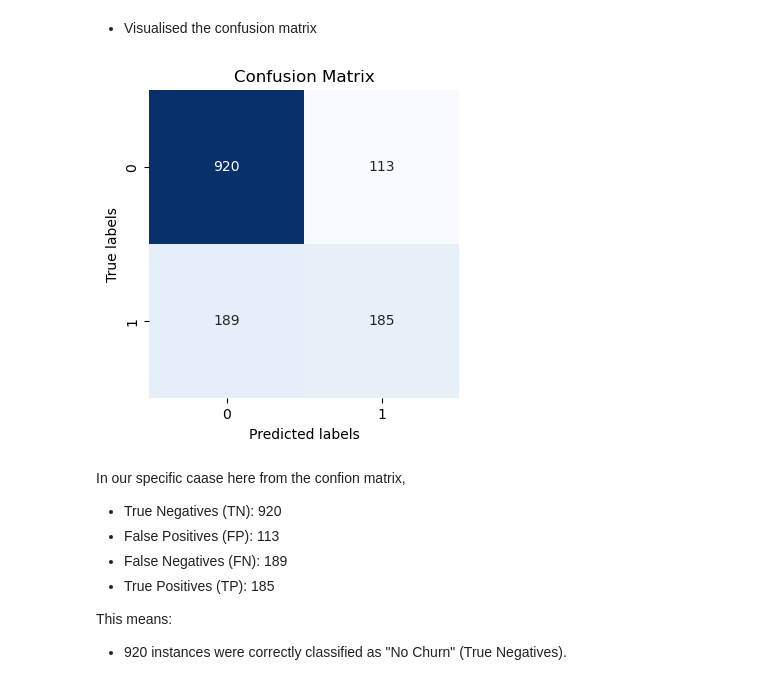
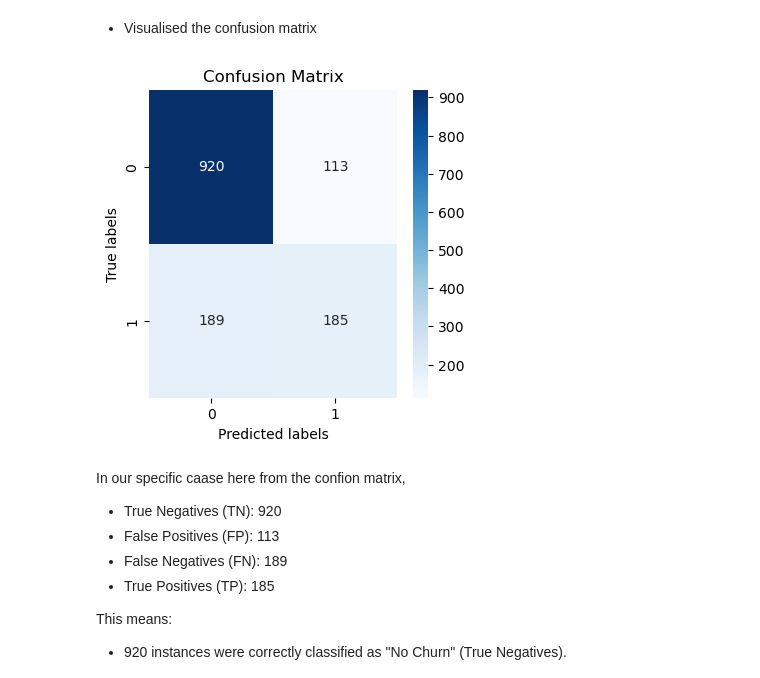
Before and after one commit to Dan-njuguna/telco_customer_churn, a Jupyter notebook: customer_churn.ipynb, the cells around one changed output. Saved outputs shown, nothing was run; the diff lists cells and outputs as text; code cells hidden in the pictures.

```diff
--- a/customer_churn.ipynb
+++ b/customer_churn.ipynb
@@ -750,8 +750,8 @@ Shape of y_test: (1407,)
 # %% [markdown]
 - Training. We  now fit a logistic regression model to our data
 # %%
-# Creating and training the logistic regression model
-model = LogisticRegression()
+# Creating and training the logistic regression model and # Initialize and train the logistic regression model with L2 regularization
+model = LogisticRegression(penalty='l2')
 model.fit(X_train, y_train)
 # %% [output]
 LogisticRegression()
@@ -774,17 +774,17 @@ Confusion Matrix:
 # %%
 
 # Assuming y_test and y_pred are your true labels and predicted labels respectively
 cm = confusion_matrix(y_test, y_pred)
 
 # Plotting the heatmap
 plt.figure(figsize=(4, 4))
-sns.heatmap(cm, annot=True, fmt='d', cmap='Blues', cbar=False)
+sns.heatmap(cm, annot=True, fmt='d', cmap='Blues', cbar=True)
 plt.xlabel('Predicted labels')
 plt.ylabel('True labels')
 plt.title('Confusion Matrix')
 plt.show()
 # %% [output]
-[figure, old version]
+[figure, new version]
 # %% [markdown]
 In our specific caase here from the confion matrix,
 
```
Also changed, not shown: parts of 9 cells of this notebook.
